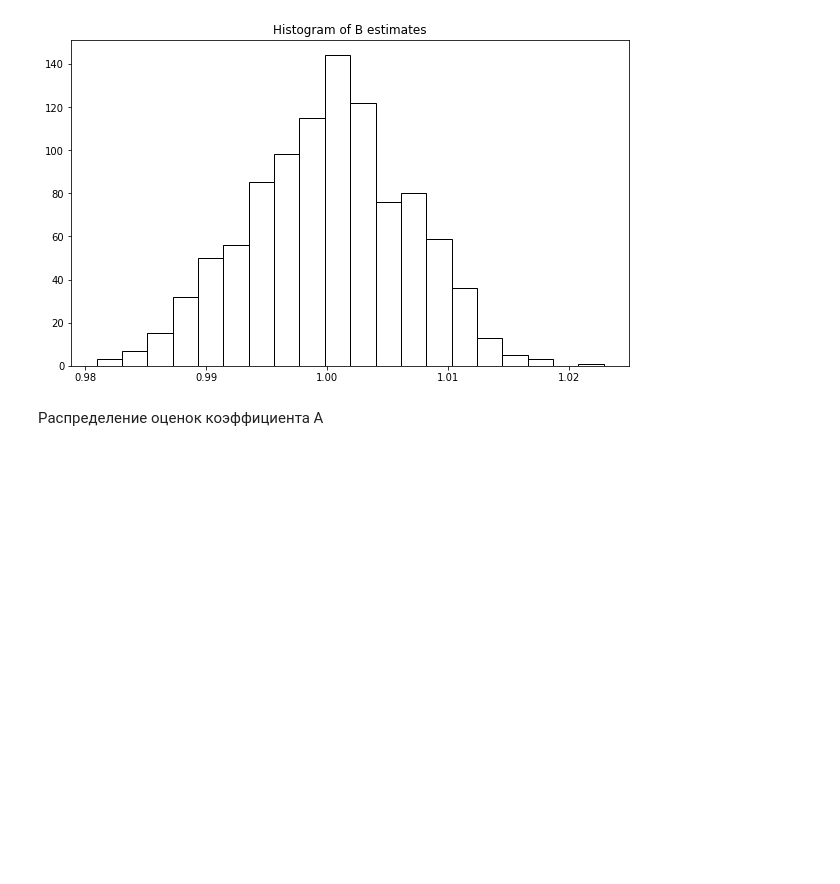
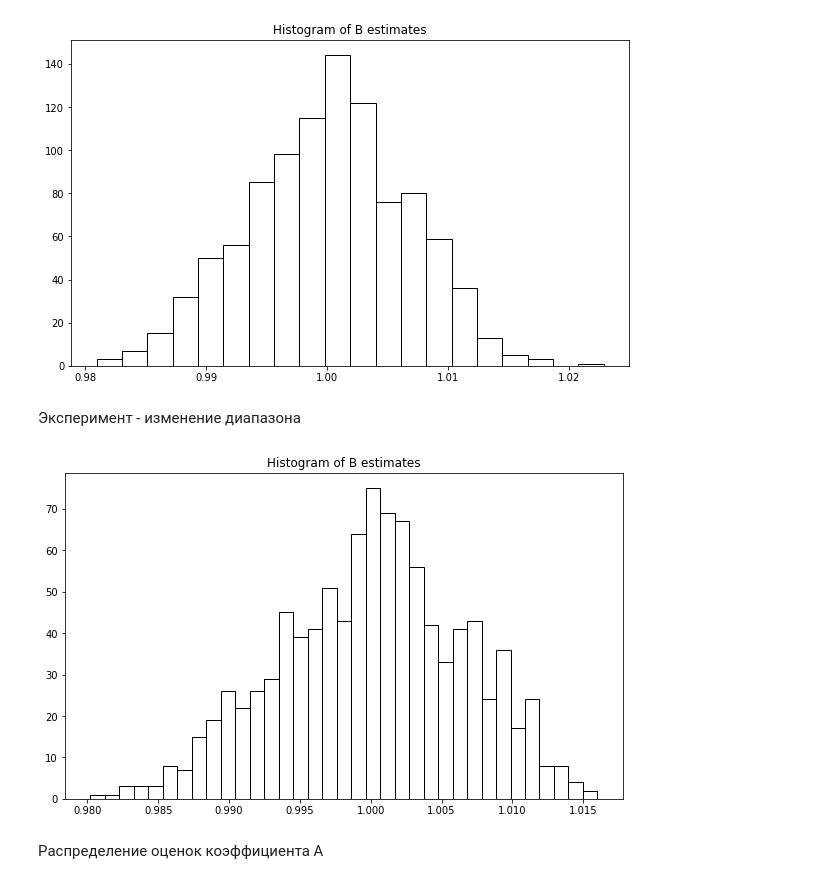
Before and after one commit to Gibadullina/BIS, a Jupyter notebook: Gibadullina_Regression_Colab.ipynb, the cells around one changed output. Saved outputs shown, nothing was run; the diff lists cells and outputs as text; code cells hidden in the pictures; blank space fills up the shorter version.

```diff
--- a/Gibadullina_Regression_Colab.ipynb
+++ b/Gibadullina_Regression_Colab.ipynb
@@ -41,6 +41,15 @@ plt.title('Histogram of B estimates')
 plt.show()
 # %% [output]
 [figure]
+# %% [markdown]
+Эксперимент - изменение диапазона
+# %%
+plt.figure(figsize=(10,6))
+plt.hist(B, bins = 35, range=(0.9802,1.016), edgecolor='black', color = 'white')
+plt.title('Histogram of B estimates')
+plt.show()
+# %% [output]
+[figure, added]
 # %% [markdown]
 Распределение оценок коэффициента A
 # %%
```
Also changed, not shown: parts of 9 cells of this notebook.
